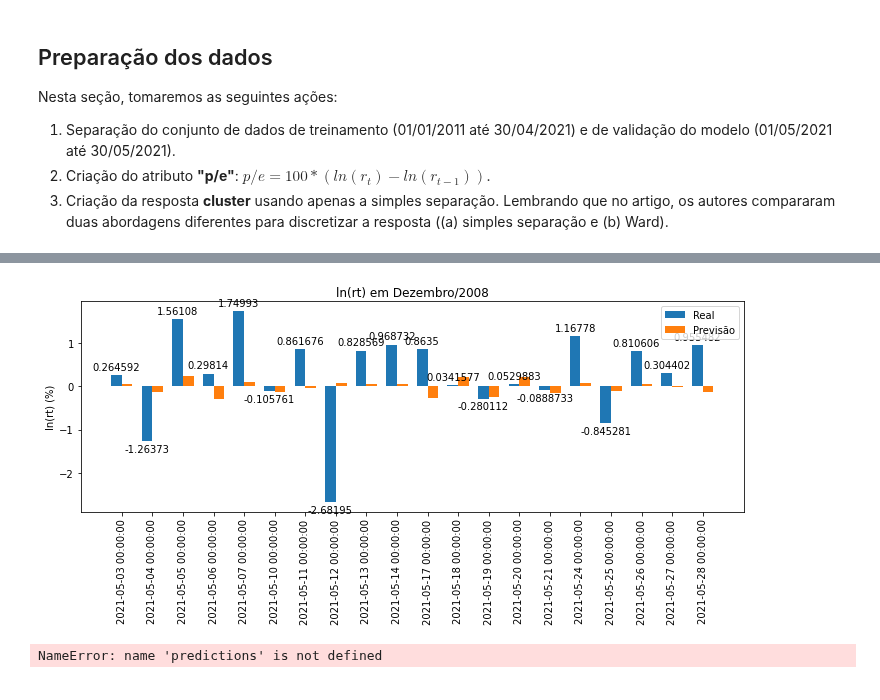
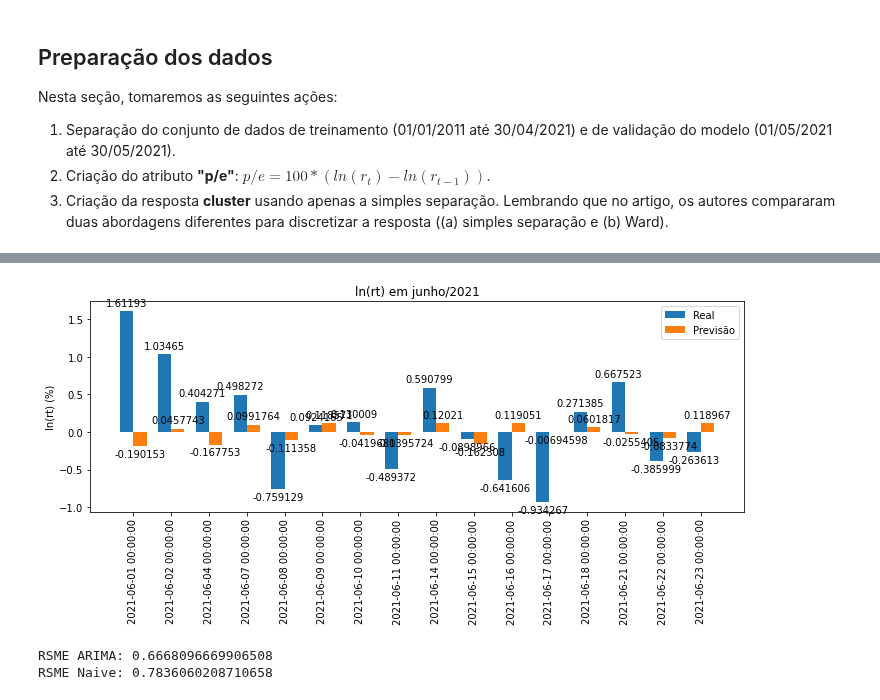
Before and after one commit to cafe-com-analytics/stock_market_index_daily_direction, a Jupyter notebook: notebooks/01_ARIMA_ZUO.ipynb, the cells around one changed output, grey strips where cells are left out. Drawn from its saved outputs; the diff is of its cells as text; code cells hidden in the pictures.

Commit message:
⚡️ improve arima zuo code

```diff
--- a/notebooks/01_ARIMA_ZUO.ipynb
+++ b/notebooks/01_ARIMA_ZUO.ipynb
@@ -31,10 +31,11 @@ warnings.filterwarnings("ignore")
 |Germany|Dax|^GDAXI|
 |France|Cac 40|^FCHI|
 # %%
+# Input
 start_date = "2011-01-01"
-end_date = "2021-05-31"
-
-df_ibovespa = yf.download('^BVSP', start=start_date, end=end_date)
+end_date = "2021-06-24"
+ntest = 16
+bolsa = '^BVSP'
 
 # Indices de bolsas:
 # ^BVSP
@@ -54,0 +54,2 @@ df_ibovespa = yf.download('^BVSP', start=start_date, end=end_date)
+# %%
+df_ibovespa = yf.download(bolsa, start=start_date, end=end_date)
@@ -101,11 +82,5 @@ ntotal
-# %%
-ntest = 20
-cont = 2
 # %%
 ntotal = df_ibovespa.shape[0]
-ntest = 20
-X_real = df_ibovespa[-ntest:]
-
 resultado = {}
 
 for cont in np.arange(ntest):
@@ -123,13 +98,13 @@ for cont in np.arange(ntest):
     X_test["rt"] = (np.log(X_test["Close"]) - np.log(X_test["Close"].shift(periods=1)))*100
     df_ibovespa["rt"] = (np.log(df_ibovespa["Close"]) - np.log(df_ibovespa["Close"].shift(periods=1)))*100
     X_train = X_train[["Close", "rt"]][1:]
-    X_train.head()
+    # X_train.head()
 
 
     model = pm.auto_arima(X_train['rt'], erro_action='ignore', trace=True, suppress_warnings=True, maxinter=10, stepwise=False, seasonal=False)
 
-    params = model.get_params()
-    d = params['order'][1]
+    # params = model.get_params()
+    # d = params['order'][1]
     #train_pred = model.predict_in_sample(start=d, end=-1)
     test_pred, confint = model.predict(n_periods=1, return_conf_int=True)
     resultado[X_test.index[-1]] = test_pred[0]
@@ -200,36 +136,35 @@ X_real
 # %%
 x = np.arange(len(X_real))
 width = 0.35  # the width of the bars
 
 fig, ax = plt.subplots(figsize=(10,5))
 rects1 = ax.bar(x - width/2, X_real['rt'], width, label='Real')
 rects2 = ax.bar(x + width/2, resultado['rt_predict'], width, label='Previsão')
 
 # Add some text for labels, title and custom x-axis tick labels, etc.
 ax.set_ylabel('ln(rt) (%)')
-ax.set_title('ln(rt) em Dezembro/2008')
+ax.set_title('ln(rt) em junho/2021')
 ax.set_xticks(x)
 ax.set_xticklabels(X_real.index)
 plt.xticks(rotation=90)
 
 ax.legend()
 
 ax.bar_label(rects1, padding=3)
-# ax.bar_label(rects2, padding=3)
+ax.bar_label(rects2, padding=3)
 
 
 fig.tight_layout()
 
 plt.show()
 # %% [output]
-[figure, old version]
+[figure, new version]
 # %%
 def rmse(y, t):
     return np.sqrt(np.mean((t - y)**2))
-# %%
-a = rmse(predictions, X_test["rt"])
-# %% [output]
-NameError: name 'predictions' is not defined
 # %%
-print(f"RSME ARIMA: {round(a, 4)}%")
-print("RSME Naive:", rmse(X_train['rt'].iloc[-1], X_test['rt']))
+print(f"RSME ARIMA:", rmse(resultado['rt_predict'].iloc[-1], X_real['rt']))
+print("RSME Naive:", rmse(X_train_init['rt'].iloc[-1], X_real['rt']))
+# %% [output]
+RSME ARIMA: 0.6668096669906508
+RSME Naive: 0.7836060208710658
```
Also changed, not shown: parts of 9 cells of this notebook.
